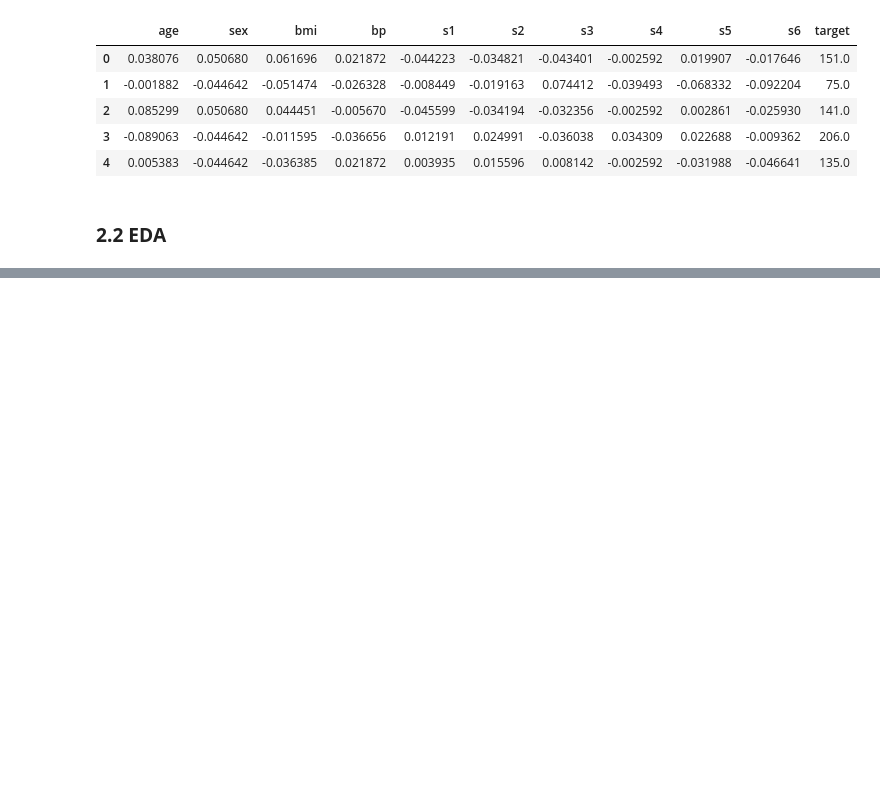
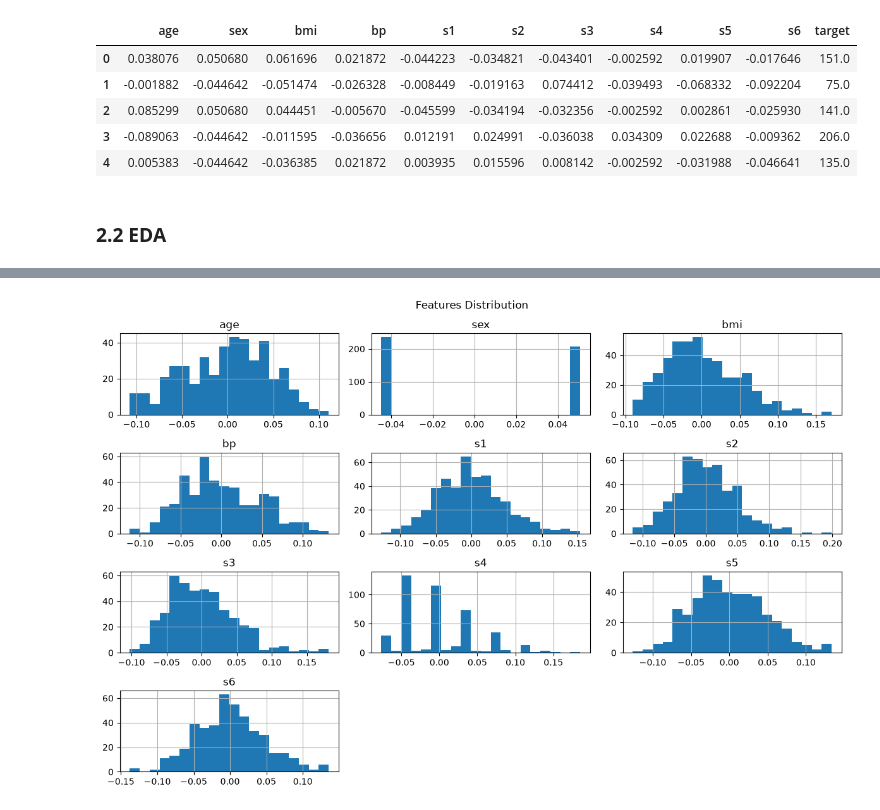
Before and after one commit to Yvesangwa/Diabetes-Disease-Progression-Prediction, a Jupyter notebook: Diabetes_Progression_Prediction.ipynb, the cells around one changed output, grey strips where cells are left out. Drawn from its saved outputs; the diff is of its cells as text; code cells hidden in the pictures; blank space fills up the shorter version.

```diff
--- a/Diabetes_Progression_Prediction.ipynb
+++ b/Diabetes_Progression_Prediction.ipynb
@@ -66,0 +104,10 @@ display(df_diabetes.head())
+# %%
+# Visualize the features distribution
+
+df_diabetes.drop(columns="target").hist(figsize=(12, 8), bins=20)
+
+plt.suptitle("Features Distribution")
+plt.tight_layout()
+plt.show()
+# %% [output]
+[figure, added]
```
Also changed, not shown: parts of 5 cells of this notebook.
